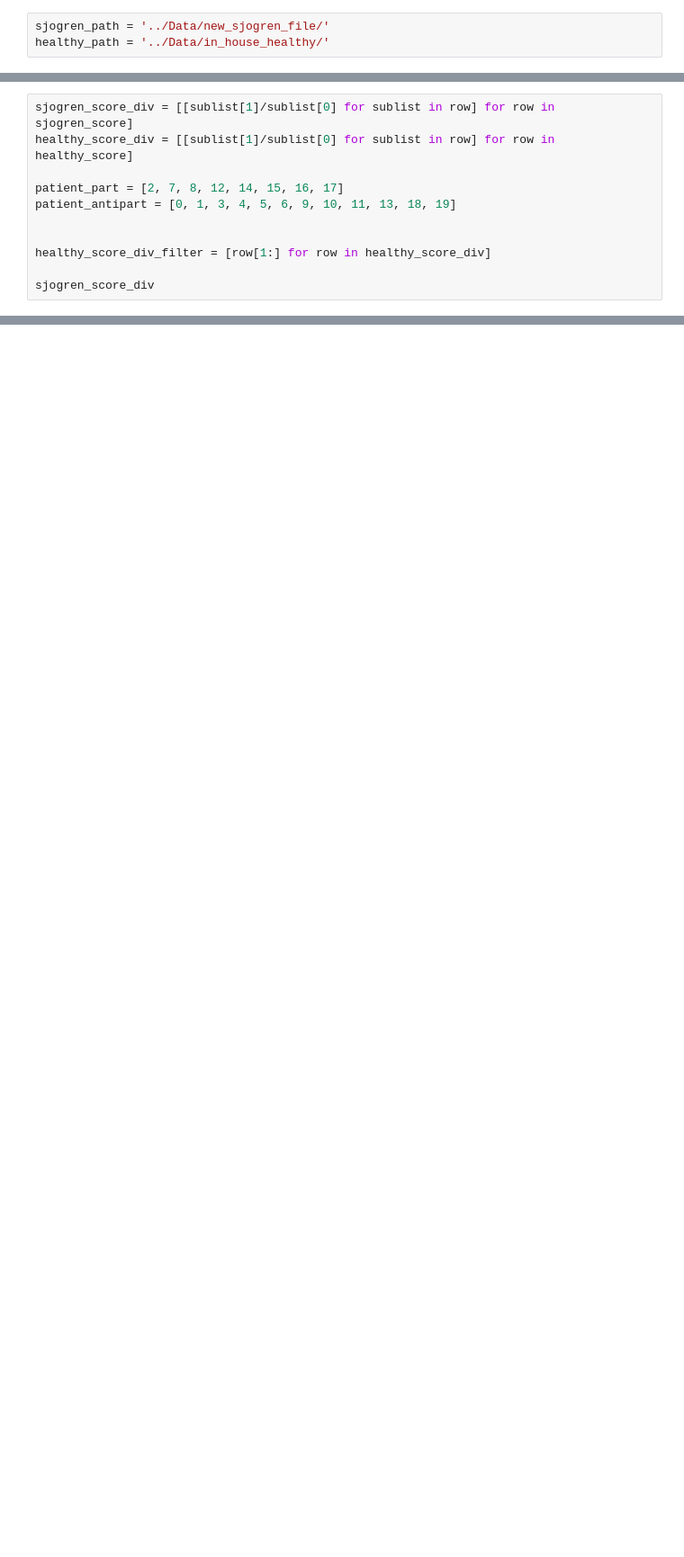
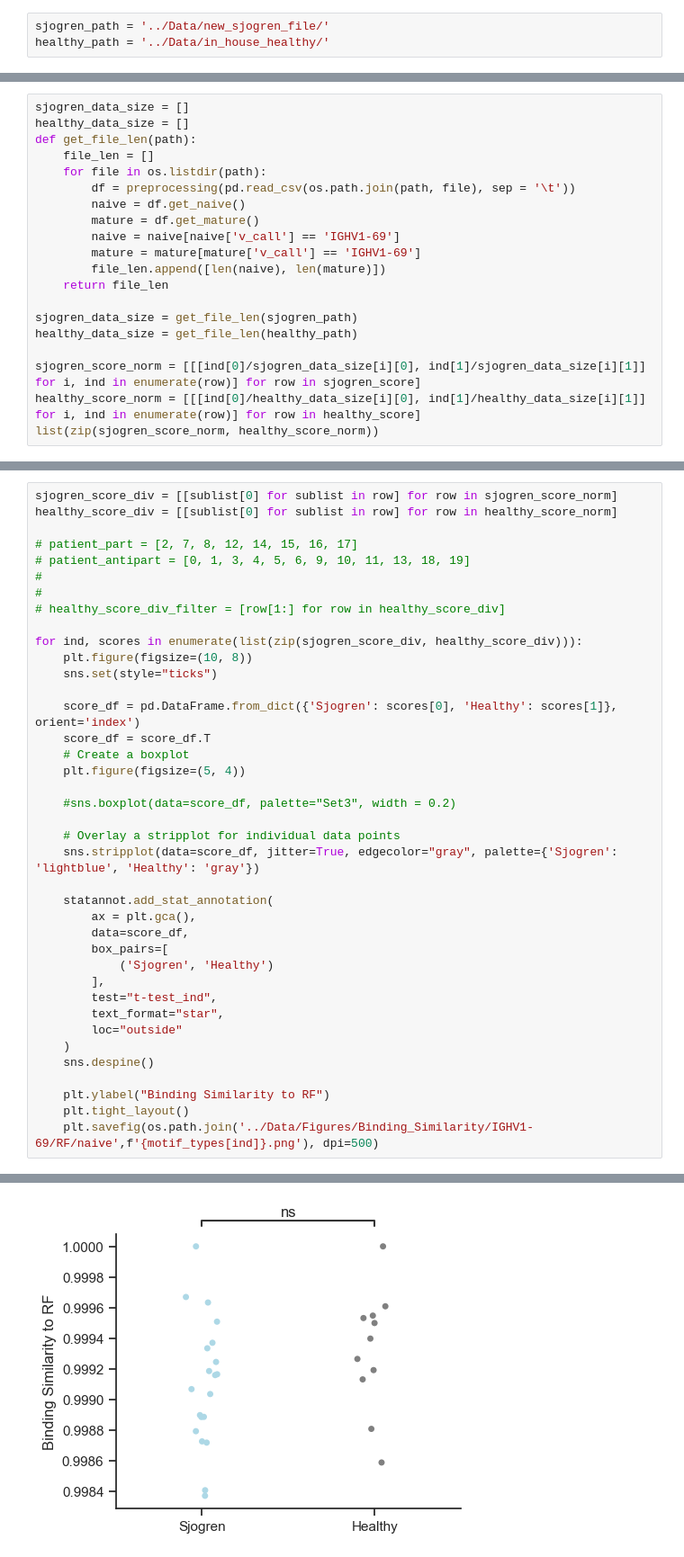
Before and after one commit to DaeheonKwon/Grad_proj, a Jupyter notebook: Class Diversity.ipynb, the cells around one changed output, grey strips where cells are left out. Shown: that part at 90% size. Saved outputs shown, nothing was run; the diff lists cells and outputs as text; blank space fills up the shorter version.

```diff
--- a/Class Diversity.ipynb
+++ b/Class Diversity.ipynb
@@ -291,0 +433,20 @@ healthy_score = [get_motif_score(healthy_path, motif) for motif in motifs]
+# %%
+sjogren_data_size = []
+healthy_data_size = []
+def get_file_len(path):
+    file_len = []
+    for file in os.listdir(path):
+        df = preprocessing(pd.read_csv(os.path.join(path, file), sep = '\t'))
+        naive = df.get_naive()
+        mature = df.get_mature()
+        naive = naive[naive['v_call'] == 'IGHV1-69']
+        mature = mature[mature['v_call'] == 'IGHV1-69']
+        file_len.append([len(naive), len(mature)])
+    return file_len
+
+sjogren_data_size = get_file_len(sjogren_path)
+healthy_data_size = get_file_len(healthy_path)
+
+sjogren_score_norm = [[[ind[0]/sjogren_data_size[i][0], ind[1]/sjogren_data_size[i][1]] for i, ind in enumerate(row)] for row in sjogren_score]
+healthy_score_norm = [[[ind[0]/healthy_data_size[i][0], ind[1]/healthy_data_size[i][1]] for i, ind in enumerate(row)] for row in healthy_score]
+list(zip(sjogren_score_norm, healthy_score_norm))
@@ -292,12 +471,40 @@ healthy_score = [get_motif_score(healthy_path, motif) for motif in motifs]
 # %%
-sjogren_score_div = [[sublist[1]/sublist[0] for sublist in row] for row in sjogren_score]
-healthy_score_div = [[sublist[1]/sublist[0] for sublist in row] for row in healthy_score]
+sjogren_score_div = [[sublist[0] for sublist in row] for row in sjogren_score_norm]
+healthy_score_div = [[sublist[0] for sublist in row] for row in healthy_score_norm]
 
-patient_part = [2, 7, 8, 12, 14, 15, 16, 17]
-patient_antipart = [0, 1, 3, 4, 5, 6, 9, 10, 11, 13, 18, 19]
+# patient_part = [2, 7, 8, 12, 14, 15, 16, 17]
+# patient_antipart = [0, 1, 3, 4, 5, 6, 9, 10, 11, 13, 18, 19]
+#
+#
+# healthy_score_div_filter = [row[1:] for row in healthy_score_div]
 
+for ind, scores in enumerate(list(zip(sjogren_score_div, healthy_score_div))):
+    plt.figure(figsize=(10, 8))
+    sns.set(style="ticks")
 
-healthy_score_div_filter = [row[1:] for row in healthy_score_div]
+    score_df = pd.DataFrame.from_dict({'Sjogren': scores[0], 'Healthy': scores[1]}, orient='index')
+    score_df = score_df.T
+    # Create a boxplot
+    plt.figure(figsize=(5, 4))
 
-sjogren_score_div
+    #sns.boxplot(data=score_df, palette="Set3", width = 0.2)
+
+    # Overlay a stripplot for individual data points
+    sns.stripplot(data=score_df, jitter=True, edgecolor="gray", palette={'Sjogren': 'lightblue', 'Healthy': 'gray'})
+
+    statannot.add_stat_annotation(
+        ax = plt.gca(),
+        data=score_df,
+        box_pairs=[
+            ('Sjogren', 'Healthy')
+        ],
+        test="t-test_ind",
+        text_format="star",
+        loc="outside"
+    )
+    sns.despine()
+
+    plt.ylabel("Binding Similarity to RF")
+    plt.tight_layout()
+    plt.savefig(os.path.join('../Data/Figures/Binding_Similarity/IGHV1-69/RF/naive',f'{motif_types[ind]}.png'), dpi=500)
 # %% [output]
@@ -320,0 +529 @@ sjogren_score_div
+[figure, added]
```
Also changed, not shown: parts of 8 cells of this notebook.
